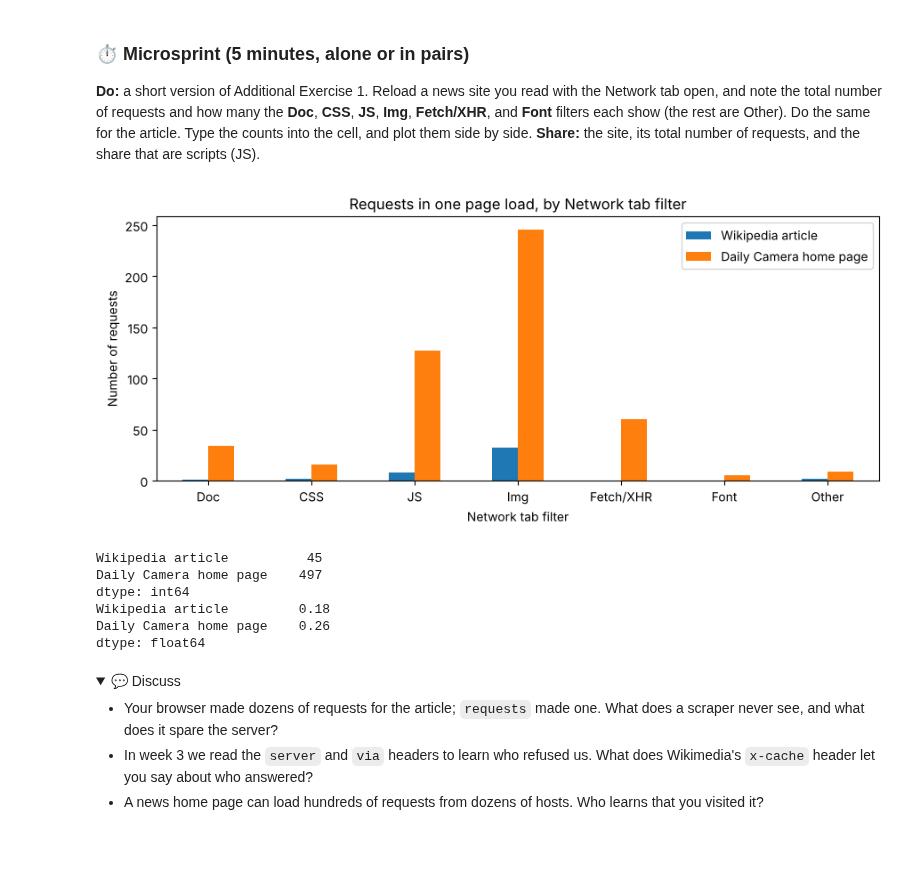
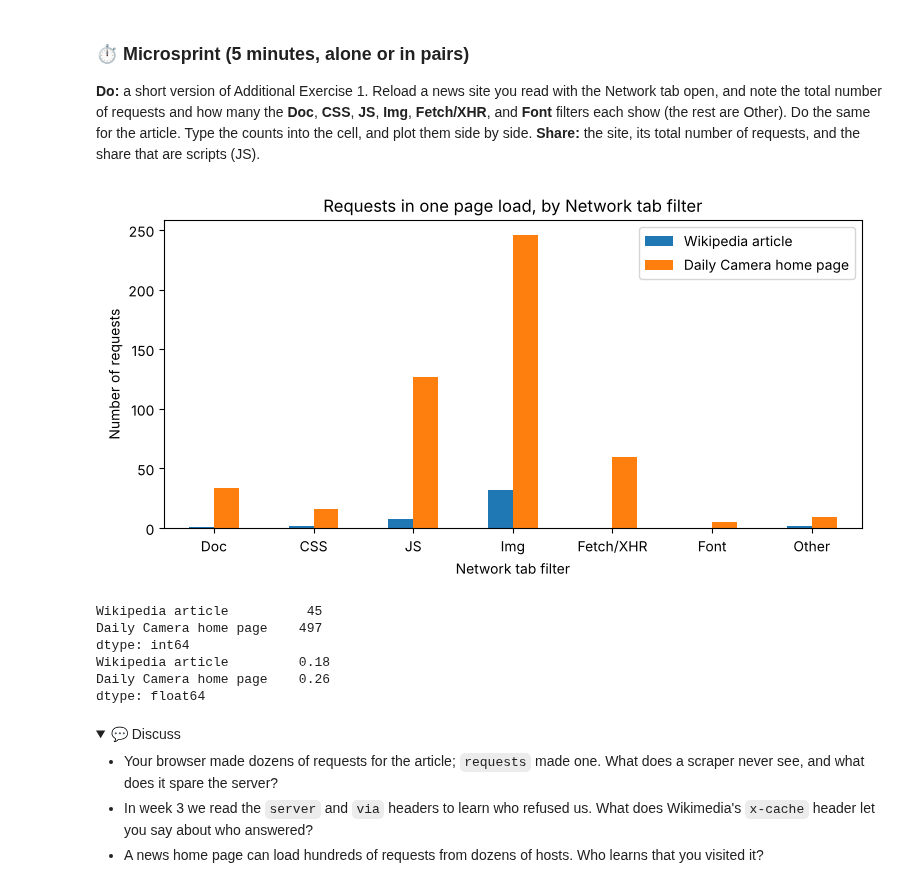
Before and after one commit to cuinfoscience/INFO4617-Fall2026, a Jupyter notebook: labs/week-05/lab-05-key.ipynb, the cells around one changed output. Saved outputs shown, nothing was run; the diff lists cells and outputs as text; code cells hidden in the pictures; folded sections open; blank space fills up the shorter version.

```diff
--- a/labs/week-05/lab-05-key.ipynb
+++ b/labs/week-05/lab-05-key.ipynb
@@ -97,27 +91,22 @@ len(response.content): 768,062 bytes
 **Share:** the site, its total number of requests, and the share that are scripts (JS).
 # %%
 # Microsprint: put your counts in a dict of dicts, one per page: {"Wikipedia article": {"Doc": 1, "JS": 8, ...}, "<your site>": {...}}
-# Make a DataFrame from it, and draw a bar chart (one group per filter) with a title and labeled axes
+# Make a DataFrame from it, and draw it as a bar chart on plt.subplots(), with a title and labeled axes
 # Print each page's total number of requests, and the share of them that are JS
 # The key's counts: one load of each page in headless Chromium on 2026-10-21, sorted into the Network tab's filters
 counts = {
     "Wikipedia article": {"Doc": 1, "CSS": 2, "JS": 8, "Img": 32, "Fetch/XHR": 0, "Font": 0, "Other": 2},
     "Daily Camera home page": {"Doc": 34, "CSS": 16, "JS": 127, "Img": 246, "Fetch/XHR": 60, "Font": 5, "Other": 9},
 }
 by_type = pd.DataFrame(counts)
-
-ax = by_type.plot.bar(figsize=(9, 4), rot=0)
-ax.set_title("Requests in one page load, by Network tab filter")
-ax.set_xlabel("Network tab filter")
-ax.set_ylabel("Number of requests")
-plt.tight_layout()
+fig, ax = plt.subplots(figsize=(9, 4))
+by_type.plot.bar(ax=ax, rot=0)
+ax.set(title="Requests in one page load, by Network tab filter", xlabel="Network tab filter", ylabel="Number of requests")
 plt.show()
-
-totals = by_type.sum()
-print(totals)
-print((by_type.loc["JS"] / totals).round(2))
+print(by_type.sum())
+print((by_type.loc["JS"] / by_type.sum()).round(2))
 # %% [output]
-[figure, old version]
+[figure, new version]
 Wikipedia article          45
 Daily Camera home page    497
 dtype: int64
```
Also changed, not shown: parts of 39 cells of this notebook.
